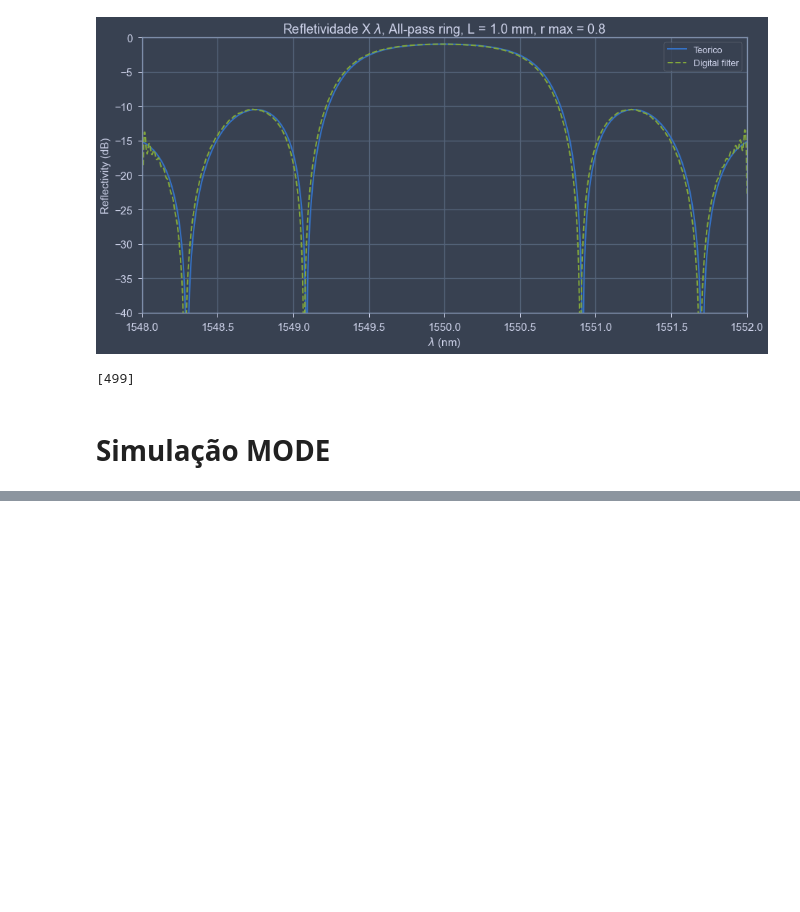
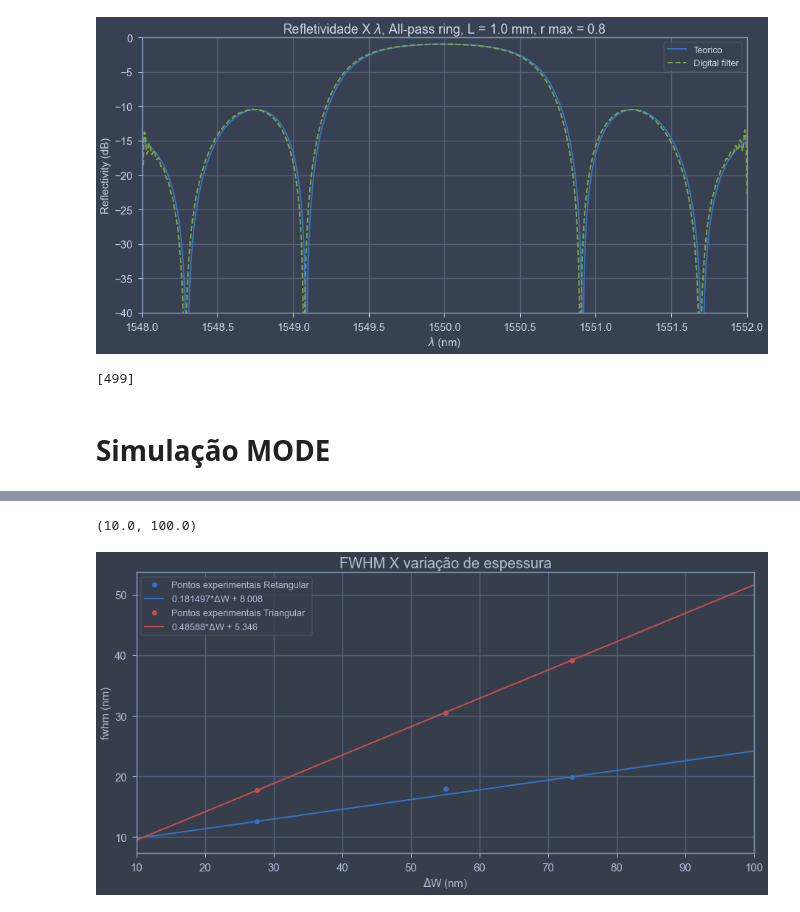
Before and after one commit to LucasLobo7/Bragg-Gratings, a Jupyter notebook: simulations/python/Calculations.ipynb, the cells around one changed output, grey strips where cells are left out. Drawn from its saved outputs; the diff is of its cells as text; code cells hidden in the pictures; blank space fills up the shorter version.

```diff
--- a/simulations/Calculations.ipynb
+++ b/simulations/python/Calculations.ipynb
@@ -368,0 +401,44 @@ Text(0.5, 1.0, 'Versão Final')
+# %%
+
+x1 = np.linspace(10,100,1000)
+y1 = 0.160269*x1 + 8.1752
+
+
+w1= [0.02752755*1e3,0.0550551*1e3,0.0734068*1e3]
+p1 = [12.587,17.956,19.94]
+a = 226
+
+
+x2 = np.linspace(10,100,1000)
+y2 = 0.467728*x2 + 4.8286
+
+w2 = [0.02752755*1e3,0.0550551*1e3,0.0734068*1e3]
+p2 = [17.704,30.548,39.163]
+
+
+
+x3 = np.linspace(10,100,1000)
+y3 = 0.590616*x3 + 4.5138
+
+w3 = [0.02752755*1e3,0.0550551*1e3,0.0734068*1e3]
+p3 = [20.772,36.817,47.869]
+
+plt.plot(w1,p1,'o',label='Pontos experimentais Retangular',color='b')
+plt.plot(x1,y1,label=r'0.181497*$\Delta$W + 8.008',color='b',linewidth=2)
+
+plt.plot(w2,p2,'o',label=r'Pontos experimentais Triangular',color='r')
+plt.plot(x2,y2,color='r',linewidth=2,label=r'0.48588*$\Delta$W + 5.346')
+
+#plt.plot(w3,p3,'o',label=r'Pontos experimentais senoidais',color='g')
+#plt.plot(x3,y3,color='g',linewidth=2,label=r'0.590616*$\Delta$W + 4.5138')
+
+plt.legend()
+plt.xlabel(r'$\Delta$W (nm)',fontsize =15)
+plt.ylabel('fwhm (nm)',fontsize =15)
+plt.xticks(fontsize =15)
+plt.yticks(fontsize =15)
+plt.title(r'FWHM X variação de espessura',fontsize =20)
+plt.xlim(10,100)
+# %% [output]
+(10.0, 100.0)
+[figure, added]
```
Also changed, not shown: parts of 7 cells of this notebook, 6 other files.
